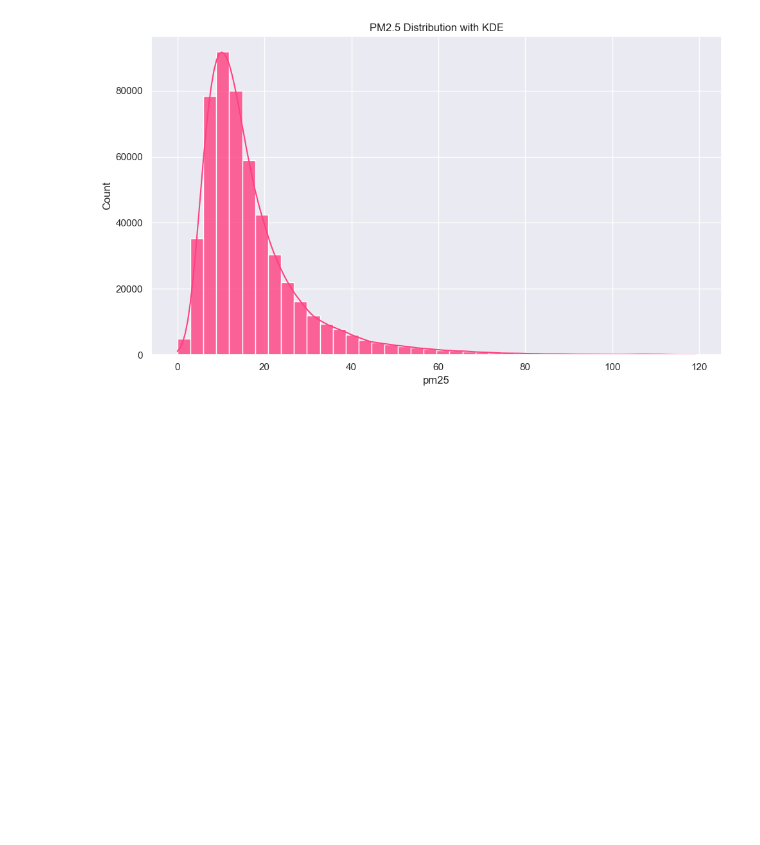
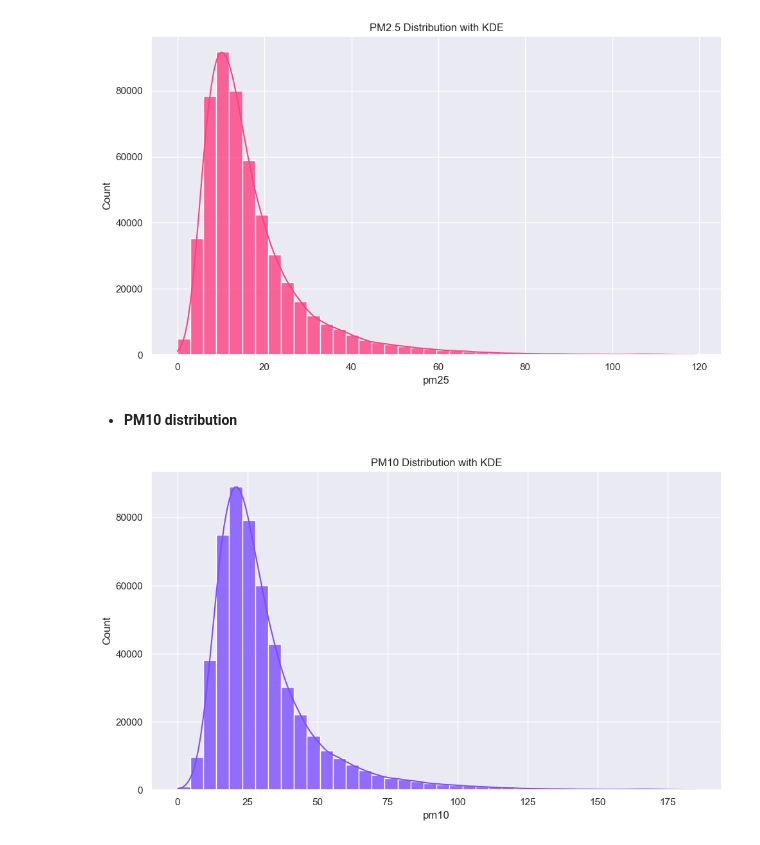
Before and after one commit to geershatisaxena/AQI-Data-Analysis, a Jupyter notebook: air quality.ipynb, the cells around one changed output. Saved outputs shown, nothing was run; the diff lists cells and outputs as text; code cells hidden in the pictures; blank space fills up the shorter version.

```diff
--- a/air quality.ipynb
+++ b/air quality.ipynb
@@ -1094,3 +1094,12 @@ plt.title("PM2.5 Distribution with KDE")
 plt.tight_layout()
 # %% [output]
 [figure]
+# %% [markdown]
+- **PM10 distribution**
+# %%
+plt.figure(figsize=(10, 6))
+sns.histplot(data=df, x="pm10", bins=40, kde=True, color="#7C4DFF", alpha=0.8)
+plt.title("PM10 Distribution with KDE")
+plt.tight_layout()
+# %% [output]
+[figure, added]
```
